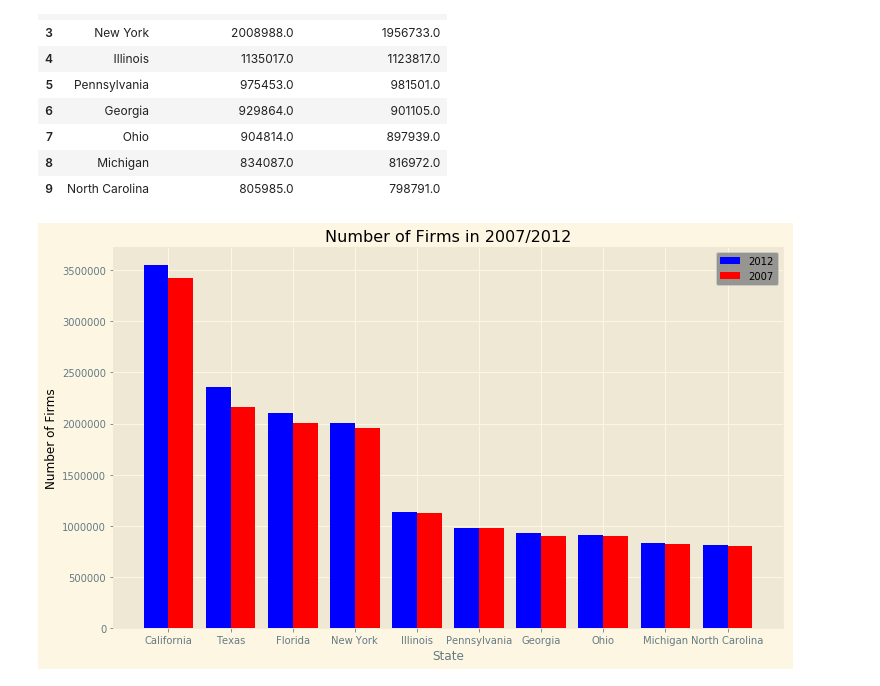
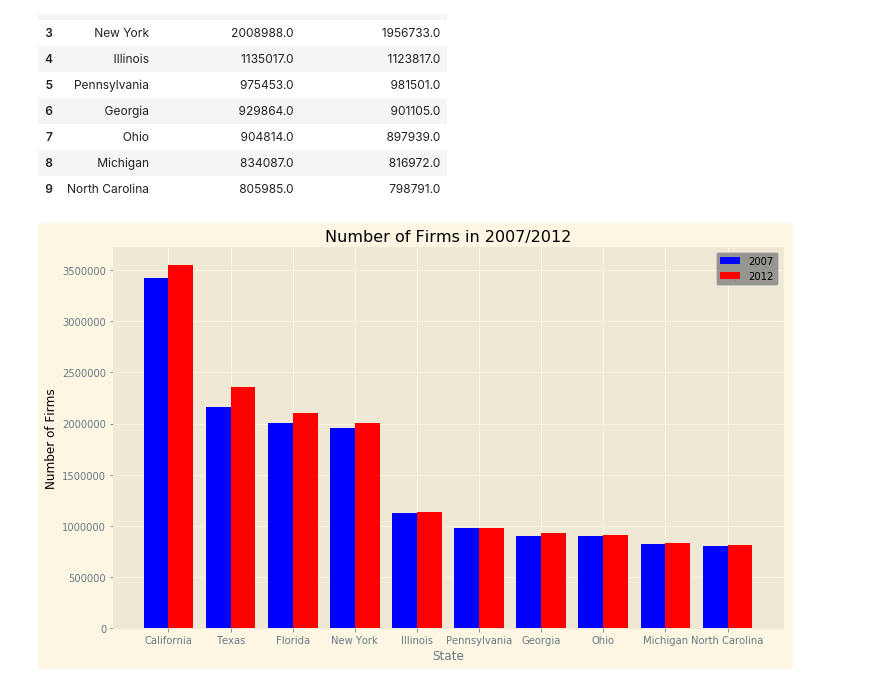
Before and after one commit to tafolabi/Project_Alpha, a Jupyter notebook: Project_Alpha.ipynb, the cells around one changed output. Saved outputs shown, nothing was run; the diff lists cells and outputs as text; code cells hidden in the pictures.

```diff
--- a/Project_Alpha.ipynb
+++ b/Project_Alpha.ipynb
@@ -362,22 +362,22 @@ merged_firms_number
 # %%
 xpos = np.arange(len(merged_firms_number['State']))
 plt.xticks(xpos+0.2, merged_firms_number['State'])
 
 
-plt.bar(xpos, merged_firms_number['Number of Firms_2012'], width=0.4,
-        label='2012', facecolor='blue', align='center')
-plt.bar(xpos+0.4, merged_firms_number['Number of Firms_2007'], width=0.4,
-        label='2007', facecolor='red', align='center')
+plt.bar(xpos, merged_firms_number['Number of Firms_2007'], width=0.4,
+        label='2007', facecolor='blue', align='center')
+plt.bar(xpos+0.4, merged_firms_number['Number of Firms_2012'], width=0.4,
+        label='2012', facecolor='red', align='center')
 
 plt.title('Number of Firms in 2007/2012', color='black')
 plt.ylabel('Number of Firms', color='black')
 
 legend = plt.legend()
 plt.rcParams['figure.figsize']= (12,7)
 plt.style.use('Solarize_Light2')
 legend.get_frame().set_facecolor('grey')
 plt.xlabel("State")
 
 plt.savefig("Output/total_firms_2012_2007.png")
 # %% [output]
-[figure, old version]
+[figure, new version]
```
Also changed, not shown: 1 other file.
